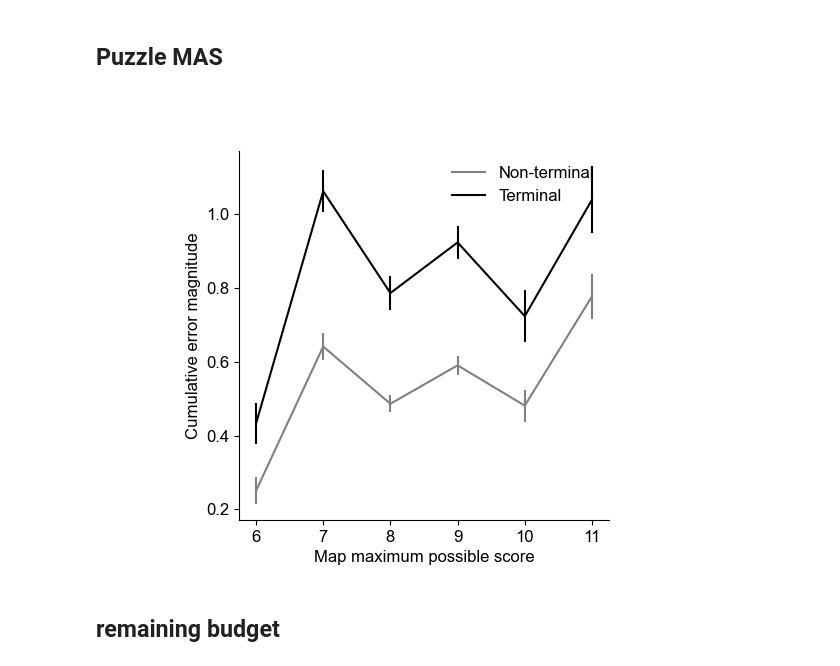
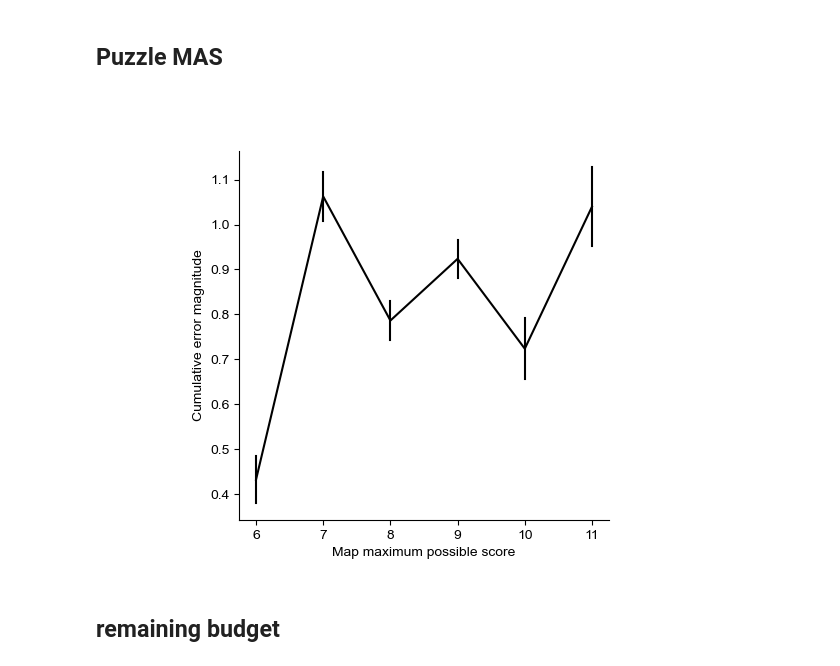
Before and after one commit to sherrybao222/Road_Construction, a Jupyter notebook: analysis/online_2022/final_figures.ipynb, the cells around one changed output. Cells and saved outputs as stored; diff of their text form; code cells hidden in the pictures.

```diff
--- a/analysis/online_2022/final_figures.ipynb
+++ b/analysis/online_2022/final_figures.ipynb
@@ -120,7 +120,8 @@ def get_undo_data(df):
     index = df.query(condition).index
     undo_data = df.loc[index + 1, ["subjects","puzzleID", "firstUndo",'lastUndo', "undo", "allMAS", "currMas","RT"]]
     # Direct assignment from the same dataframe using .loc to avoid chaining
-    columns_to_copy = ["currNumCities", "N_more", "severityOfErrors", "cumulative_error", "error", "checkEnd", "leftover", "budget_change", "within_reach_change", "efficiency", "within_reach"]
+    columns_to_copy = ["currNumCities", "N_more", "severityOfErrors", "move_missed_reward",
+                       "error", "cumulative_error", "state_missed_reward", "checkEnd", "leftover", "budget_change", "within_reach_change", "efficiency", "within_reach"]
     for column in columns_to_copy:
         undo_data[column] = df.loc[index, column].values
     undo_data['sequential_undo'] = (undo_data.firstUndo != undo_data.lastUndo)&(undo_data.firstUndo == 1)
@@ -1127,3 +1183,5 @@ def get_error_data(df):
 
 data_cond0_outcome, _,_,_ = get_error_data(data_choice_level[(data_choice_level['condition']==0)])
 data_cond1_outcome, cutoff_budget,cutoff_budgetchange,cutoff_withinreachchange = get_error_data(sc_data_choice_level)
+
+data_cond1_outcome = data_cond1_outcome.merge(single_condition_data[["subjects","puzzleID", "action_gap", "RT1", "RT_branching", "RTsubmit", "numFullUndo"]], on=["subjects","puzzleID"], how = "left")
@@ -1309,26 +1430,26 @@ prevNumCits -0.462
 # %%
 error_sub = data_cond1_outcome.groupby(['subjects','allMAS',"checkEnd"])['cumulative_error'].mean().reset_index()
 error_sub.groupby(['allMAS',"checkEnd"])['cumulative_error'].count()
 %matplotlib widget
 fig, axs = plt.subplots(1, 1)
 
 # multiple line plot
 sns.lineplot(x='allMAS', y='cumulative_error',
-             data = error_sub,#[error_sub.checkEnd==1],
+             data = error_sub[error_sub.checkEnd==1],#
              hue = 'checkEnd',
-             palette = ['grey','k'],
+             palette = ['k'],
             #  color = 'k',
              err_style = "bars",
              errorbar = "se")
 # axs.set_ylim(0,0.7)
-axs.legend(labels=['Non-terminal','Terminal'], frameon=False, loc='upper right')
-# axs.get_legend().remove()
+# axs.legend(labels=['Non-terminal','Terminal'], frameon=False, loc='upper right')
+axs.get_legend().remove()
 axs.set(xlabel='Map maximum possible score', ylabel='Cumulative error magnitude')
 axs.set_aspect(1/axs.get_data_ratio())
 fig.savefig(out_dir+'error_mas.png', dpi=300, bbox_inches='tight')
 plt.show()
 # %% [output]
-[figure, old version]
+[figure, new version]
 # %% [markdown]
 ## remaining budget
 # %%
```
Also changed, not shown: parts of 46 cells of this notebook, 2 other files.
